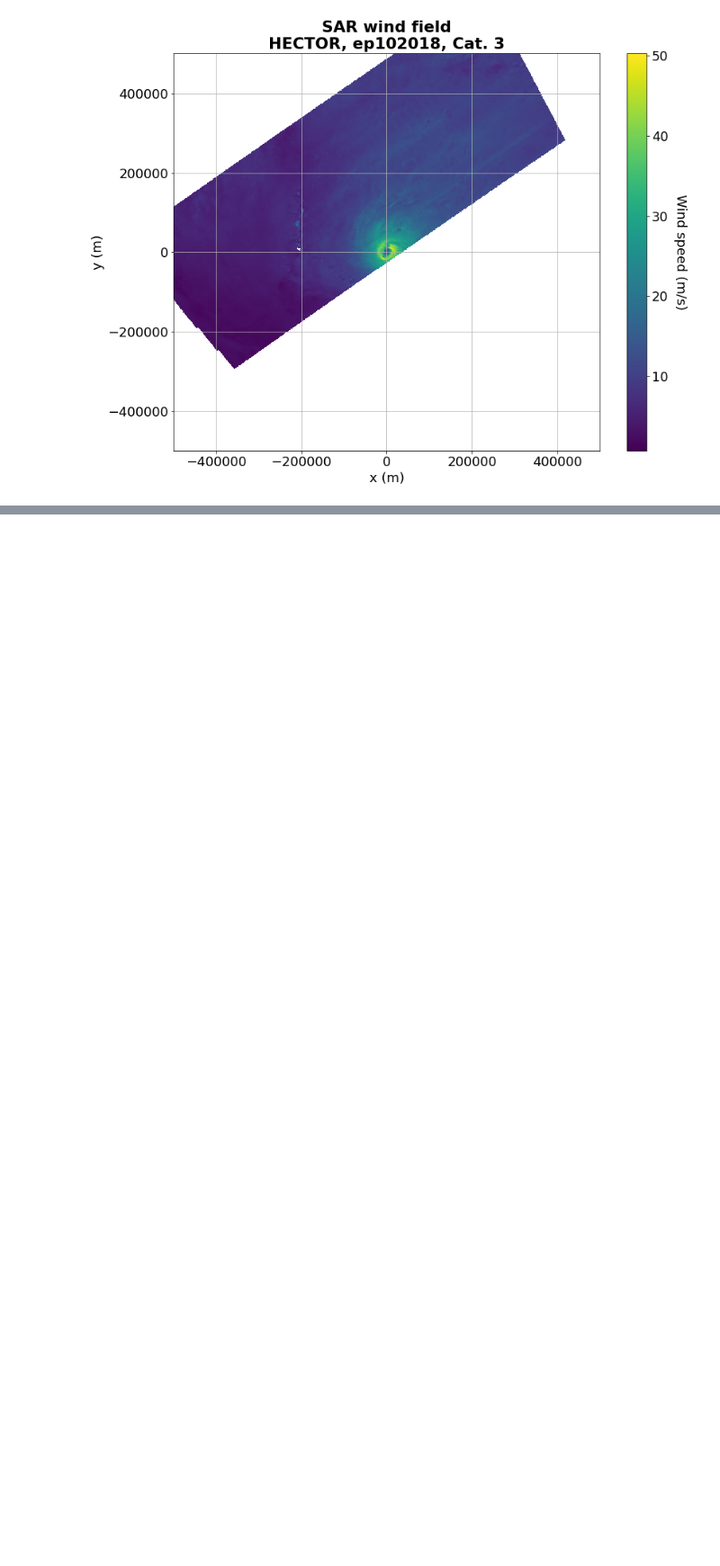
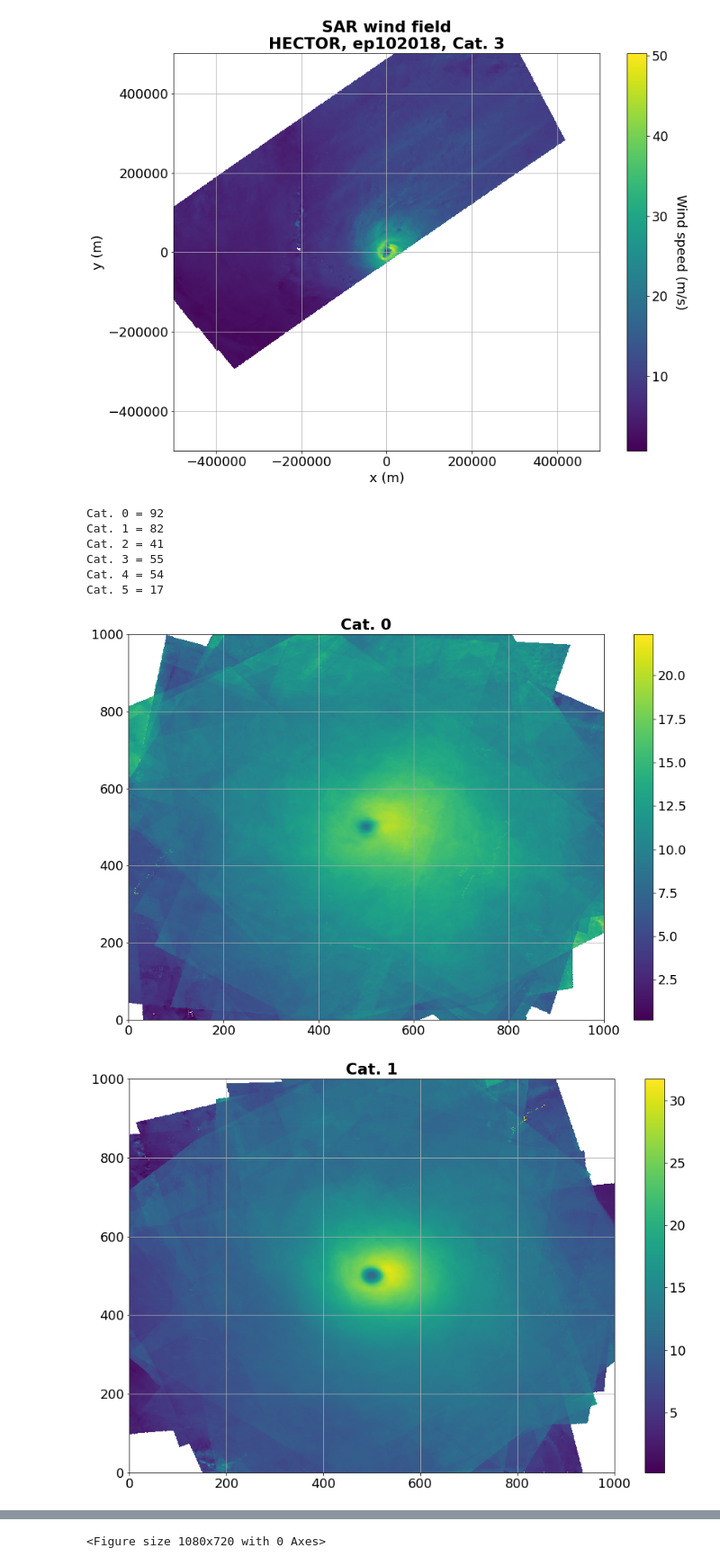
Before and after one commit to Arthur117/bigData2022_covariance, a Jupyter notebook: tc_sar_stats.ipynb, the cells around one changed output, grey strips where cells are left out. Shown at 90% size. Saved outputs shown, nothing was run; the diff lists cells and outputs as text; code cells hidden in the pictures; blank space fills up the shorter version.

```diff
--- a/tc_sar_stats.ipynb
+++ b/tc_sar_stats.ipynb
@@ -94,3 +78,30 @@ Indexes for HECTOR:  [  0  85  86  87 154 155 269 270]
 [figure]
 [figure]
 [figure]
+# %%
+%%time
+### DISPLAY AVERAGE WIND FIELD
+mean_ws = np.nanmean(ds_all['wind_speed'], axis=0)
+plt.pcolormesh(mean_ws);plt.grid();plt.colorbar()
+# %%
+### DISPLAY MEAN BY CATEGORY
+# Compute
+mean_ws_by_cat = []
+for cat, ds_cat in ds_all.groupby('cat'):
+    print('Cat. %i ='%cat, ds_cat.dims['time'])
+    mean_ws_by_cat.append(np.nanmean(ds_cat['wind_speed'], axis=0))
+
+# Display
+for cat, mean_ws in enumerate(mean_ws_by_cat):
+    plt.title('Cat. %i'%cat, weight='bold')
+    plt.pcolormesh(mean_ws);plt.grid();plt.colorbar()
+    plt.show();plt.clf()
+# %% [output]
+Cat. 0 = 92
+Cat. 1 = 82
+Cat. 2 = 41
+Cat. 3 = 55
+Cat. 4 = 54
+Cat. 5 = 17
+[figure, added]
+[figure, added]
@@ -96,0 +112 @@ Indexes for HECTOR:  [  0  85  86  87 154 155 269 270]
+<Figure size 1080x720 with 0 Axes>
```
Also changed, not shown: parts of 18 cells of this notebook, 1 other file.
